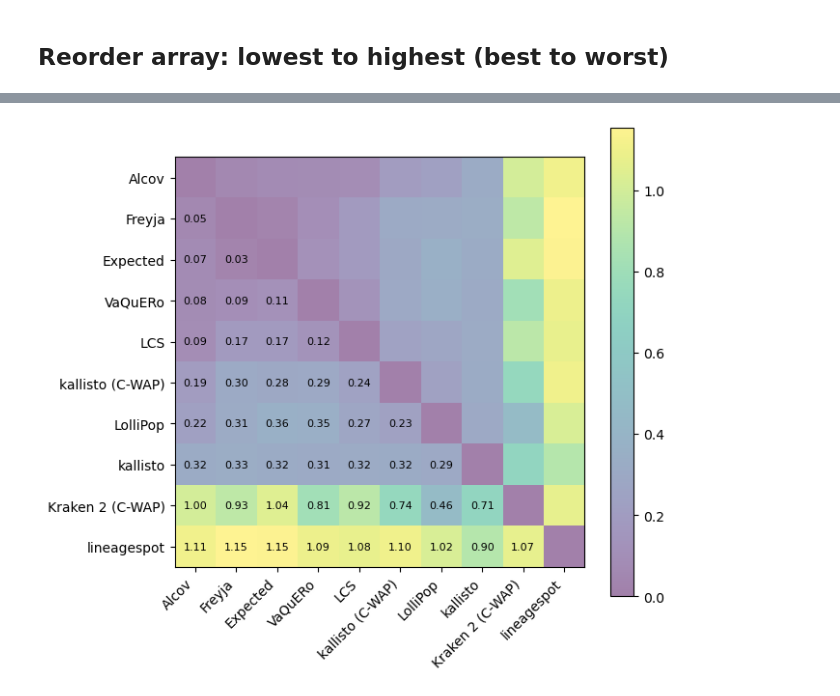
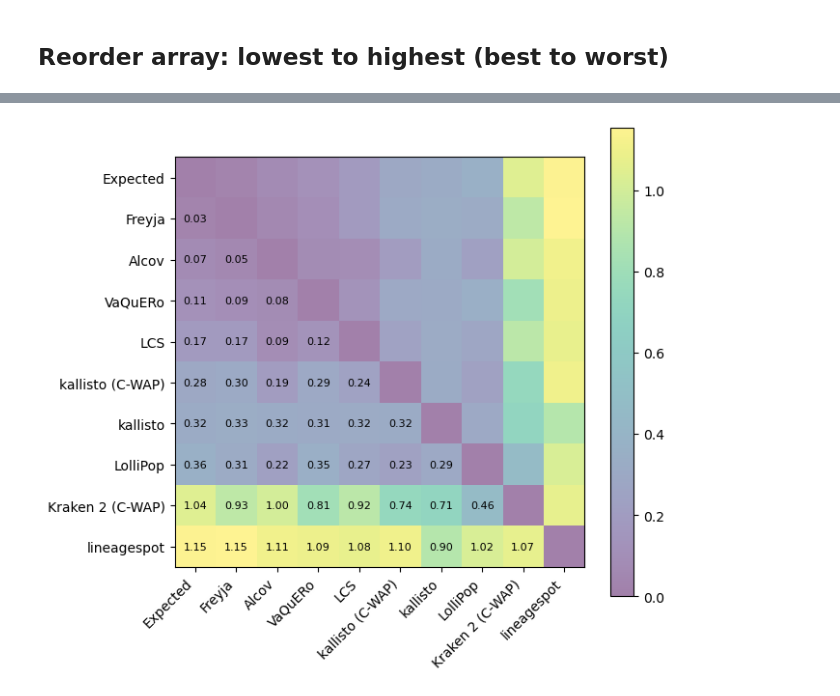
Before and after one commit to enviro-lab/benchmark-deconvolute, a Jupyter notebook: plots/linear_regression/linear_regression_varskip.ipynb, the cells around one changed output, grey strips where cells are left out. Drawn from its saved outputs; the diff is of its cells as text; code cells hidden in the pictures.

Commit message:
paper plots and some statistics ready

```diff
--- a/plots/linear_regression/linear_regression_varskip.ipynb
+++ b/plots/linear_regression/linear_regression_varskip.ipynb
@@ -138,0 +17,14 @@ df
+# %%
+file_map = {expected:"Expected"}
+for tool, files in runs.items():
+    for name,file in files.items():
+        if "WB" == name:
+            file_map[file] = tool
+plotter = FreyjaPlotter(
+    file_map=file_map,
+    # colormap=colormap,
+    summary_dict=summary_dict,
+)
+plotter = renameSamples(plotter)
+df = plotter.summarized_freyja_df.rename(columns={"Sample name":"sample","abundances":"abundance","scheme":"tool","lineages":"lineage"})
+df
@@ -158,6 +64,7 @@ for sample in set(df["sample"].unique()) - {None}:
         )
     if dfs2append:
         pivoted_sample_df = pd.concat([pivoted_sample_df]+dfs2append).fillna(0)
+    pivoted_sample_df = pivoted_sample_df.reindex(["Expected"] + [x for x in pivoted_sample_df.index if x != "Expected"])
 
     Y = squareform(pdist(pivoted_sample_df, 'euclidean'))
     l2s.append(Y)
@@ -224,33 +131,28 @@ array([[0.        , 0.05346641, 0.06906307, 0.07638611, 0.08554811,
 # %%
 # plot
-fig, (ax2) = plt.subplots(
-    1, 1, figsize=(6.85, 9),
-    # gridspec_kw = {'height_ratios':[6.8]}
-    )
+fig, (ax) = plt.subplots(1, 1, figsize=(6.85, 9))
 
 N = len(l2_index)
 
-ax2.spines['top'].set_visible(True)
-ax2.spines['right'].set_visible(True)
+ax.spines['top'].set_visible(True)
+ax.spines['right'].set_visible(True)
 
 for (j,i), label in np.ndenumerate(l2m_clustered):
     if j > i:
-        ax2.text(i, j,'{:.2f}'.format(label), ha='center', va='center', fontsize=8)
+        ax.text(i, j,'{:.2f}'.format(label), ha='center', va='center', fontsize=8)
 
 cmap = matplotlib.colormaps.get_cmap('viridis') # jet doesn't have white color
 cmap.set_bad('w') # default value is 'k'
 
-im = ax2.imshow(l2m_clustered, alpha=0.5, cmap=cmap, aspect='equal')
-fig.colorbar(im, ax=ax2, shrink=0.7)
+im = ax.imshow(l2m_clustered, alpha=0.5, cmap=cmap, aspect='equal')
+fig.colorbar(im, ax=ax, shrink=0.7)
 
-ax2.set_xticks(np.arange(N))
-ax2.set_yticks(np.arange(N))
-ax2.set_xticklabels(l2_index[idx], rotation=45, ha='right')
-ax2.set_yticklabels(l2_index[idx])
-fig.set_constrained_layout_pads(hspace=-0.10, h_pad=0, wspace=0, w_pad=0)
+ax.set_xticks(np.arange(N))
+ax.set_yticks(np.arange(N))
+ax.set_xticklabels(l2_index[idx], rotation=45, ha='right')
+ax.set_yticklabels(l2_index[idx])
 
-fig.savefig('L2_matrix_varskip.png', bbox_inches='tight')
-# fig.savefig('L2_matrix_varskip.pdf', bbox_inches='tight')
-# fig.savefig('L2_matrix_varskip.svg', bbox_inches='tight')
+# fig.savefig('Fig2_L2_matrix.tiff', bbox_inches='tight')
+fig.savefig('Fig2_L2_matrix.png', bbox_inches='tight')
 # %% [output]
-[figure, old version]
+[figure, new version]
```
Also changed, not shown: parts of 6 cells of this notebook, 46 other files.
